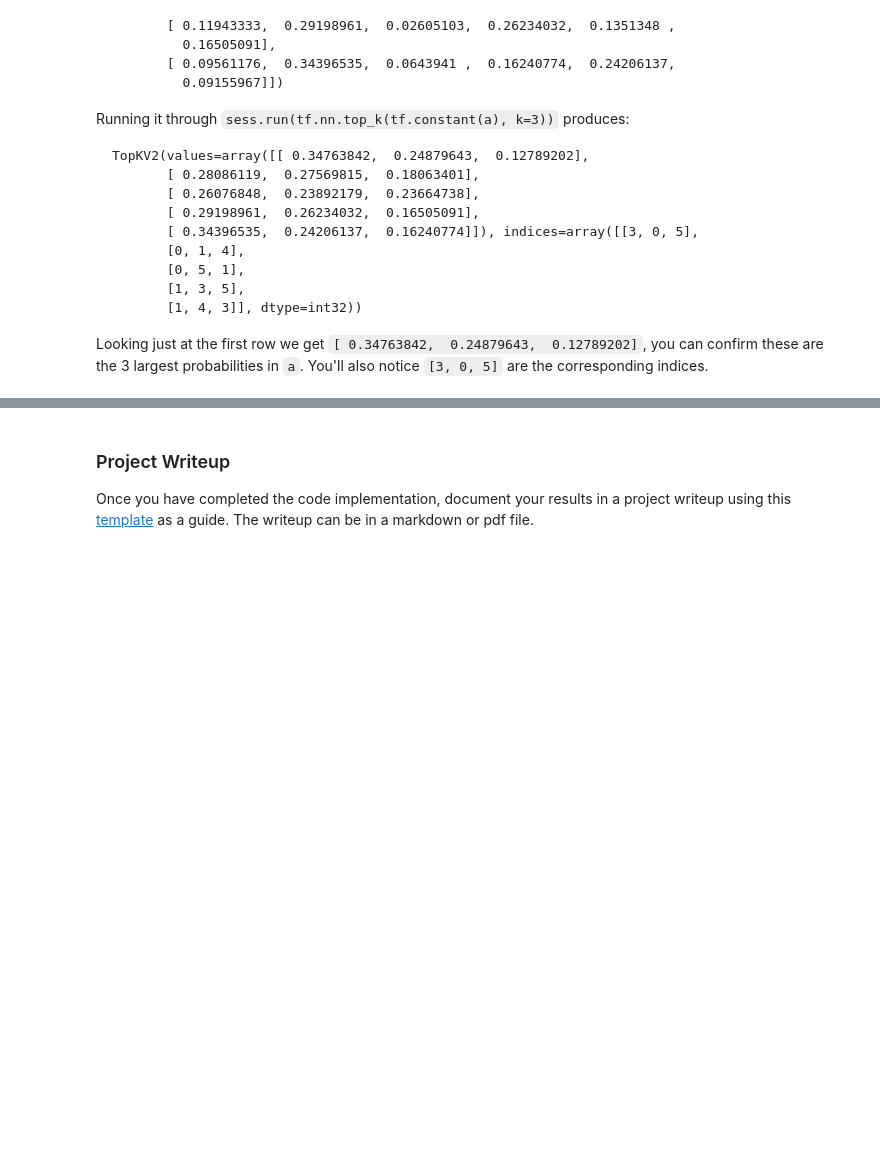
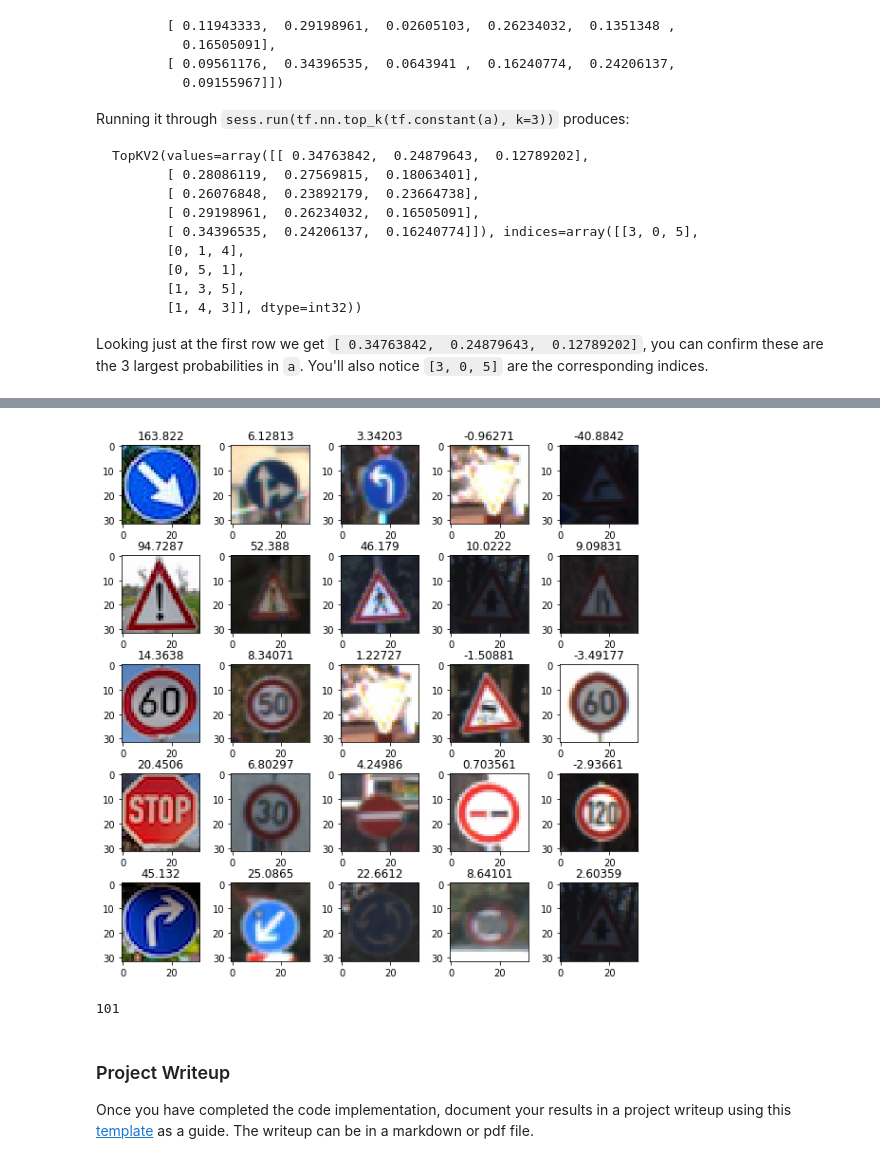
Before and after one commit to josealb/CarND-Traffic_Sign_Recognition-P2, a Jupyter notebook: Traffic_Sign_Classifier.ipynb, the cells around one changed output, grey strips where cells are left out. Cells and saved outputs as stored; diff of their text form; code cells hidden in the pictures; blank space fills up the shorter version.

```diff
--- a/Traffic_Sign_Classifier.ipynb
+++ b/Traffic_Sign_Classifier.ipynb
@@ -507,3 +488,6 @@ Looking just at the first row we get `[ 0.34763842,  0.24879643,  0.12789202]`,
 # %%
 ### Print out the top five softmax probabilities for the predictions on the German traffic sign images found on the web.
 ### Feel free to use as many code cells as needed.
+# %%
+with tf.Session() as sess:
+    top5=sess.run(tf.nn.top_k(tf.constant(results), k=5))
@@ -510,3 +511,26 @@ Looking just at the first row we get `[ 0.34763842,  0.24879643,  0.12789202]`,
+# %%
+top5
+
+fig, axs = plt.subplots(len(img),5,figsize=(10,10))
+fig.subplots_adjust(hspace = .6, wspace=.2)
+
+for i, image in enumerate(img):
+    for j in range (0,5):
+        if j==0:
+            axs[i,j].imshow(img[i,:,:,:])
+            axs[i,j].set_title(top5[0][i][j])
+        else:
+            index = np.asscalar(np.argwhere(y_train == top5[1][i][j])[0])
+            axs[i,j].imshow(X_train[index,:,:,:])
+            axs[i,j].set_title(top5[0][i][j])
+        index
+# %% [output]
+[figure, added]
+# %%
+index = np.asscalar(np.argwhere(y_train == top5[1][i][j])[0])
+index
+# %% [output]
+101
 # %% [markdown]
 ### Project Writeup
 
```
Also changed, not shown: parts of 16 cells of this notebook.
